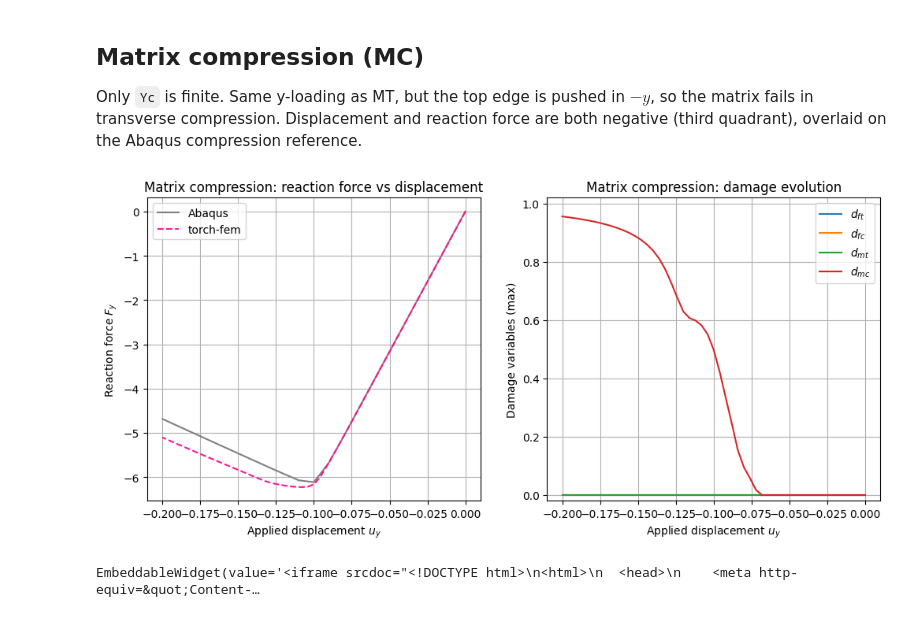
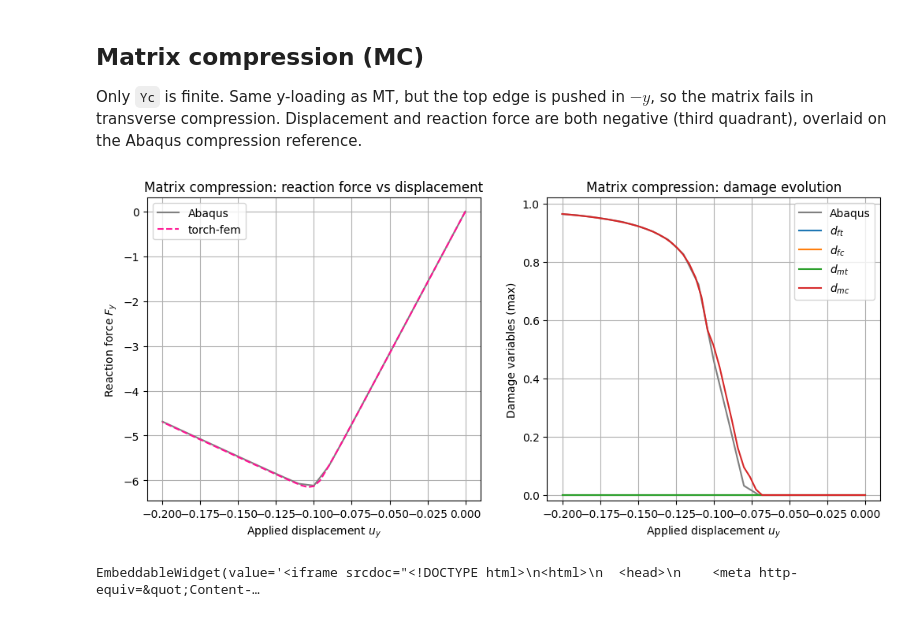
Before and after one commit to zcheshmechahi-collab/torch-fem, a Jupyter notebook: examples/basic/solid/cubesAnisotropic.ipynb, the cells around one changed output. Drawn from its saved outputs; the diff is of its cells as text; code cells hidden in the pictures.

```diff
--- a/examples/basic/solid/cubesAnisotropic.ipynb
+++ b/examples/basic/solid/cubesAnisotropic.ipynb
@@ -268,15 +272,15 @@ plate.material = AnisotropicDamage3D(
     S13=1e6,
     S23=1e6,
     G_fc=25.0,  # fiber-compression fracture energy
-    eta=0.02,  # viscous regularization (single, all modes)
 ).vectorize(plate.n_elem)
 
 # Apply compression
 plate.displacements[right, 0] = -Umax
 
-# Solve
 increments = torch.linspace(0.0, 1.0, 51)
-u, f, sigma, F, state = plate.solve(increments=increments, return_intermediate=True)
+u, f, sigma, F, state = plate.solve(
+    increments=increments, return_intermediate=True, alpha=0.2
+)
 # %%
 # Reaction force and damage vs applied displacement (compression -> negative).
 U_torch = -increments * Umax
@@ -373,12 +378,12 @@ plate.material = AnisotropicDamage3D(
     S13=1e6,
     S23=1e6,
     G_mt=25.0,  # matrix-tension fracture energy
-    eta=0.05,  # viscous regularization (single, all modes)
 ).vectorize(plate.n_elem)
 
 increments = torch.linspace(0.0, 1.0, 51)
-
-u, f, sigma, F, state = plate.solve(increments=increments, return_intermediate=True)
+u, f, sigma, F, state = plate.solve(
+    increments=increments, return_intermediate=True, alpha=0.2
+)
 # %%
 # Reaction force (y) and damage vs applied displacement.
 U_torch = increments * Umax
@@ -478,12 +484,12 @@ plate.material = AnisotropicDamage3D(
     S13=1e6,
     S23=1e6,
     G_mc=25.0,  # matrix-compression fracture energy
-    eta=0.05,  # viscous regularization (single, all modes)
 ).vectorize(plate.n_elem)
 
 increments = torch.linspace(0.0, 1.0, 51)
-
-u, f, sigma, F, state = plate.solve(increments=increments, return_intermediate=True)
+u, f, sigma, F, state = plate.solve(
+    increments=increments, return_intermediate=True, alpha=0.2
+)
 # %%
 # Reaction force (y) and damage vs applied displacement (compression -> negative).
 U_torch = -increments * Umax
@@ -496,56 +502,57 @@ d_mc = state[:, :, 7].amax(dim=1)
 # Abaqus reference.
 ref = np.array(
     [
-        [-0.00, -0.000],
-        [-0.01, -0.632],
-        [-0.02, -1.265],
-        [-0.03, -1.898],
-        [-0.04, -2.531],
-        [-0.05, -3.164],
-        [-0.06, -3.796],
-        [-0.07, -4.429],
-        [-0.08, -5.060],
-        [-0.09, -5.673],
-        [-0.10, -6.115],
-        [-0.11, -6.073],
-        [-0.12, -5.926],
-        [-0.13, -5.774],
-        [-0.14, -5.620],
-        [-0.15, -5.465],
-        [-0.16, -5.310],
-        [-0.17, -5.154],
-        [-0.18, -4.999],
-        [-0.19, -4.843],
-        [-0.20, -4.687],
+        [-0.00, -0.000, 0.000],
+        [-0.01, -0.632, 0.000],
+        [-0.02, -1.265, 0.000],
+        [-0.03, -1.898, 0.000],
+        [-0.04, -2.531, 0.000],
+        [-0.05, -3.164, 0.000],
+        [-0.06, -3.796, 0.000],
+        [-0.07, -4.429, 0.000],
+        [-0.08, -5.060, 0.032],
+        [-0.09, -5.673, 0.250],
+        [-0.10, -6.115, 0.463],
+        [-0.11, -6.073, 0.723],
+        [-0.12, -5.926, 0.827],
+        [-0.13, -5.774, 0.876],
+        [-0.14, -5.620, 0.904],
+        [-0.15, -5.465, 0.923],
+        [-0.16, -5.310, 0.937],
+        [-0.17, -5.154, 0.946],
+        [-0.18, -4.999, 0.954],
+        [-0.19, -4.843, 0.960],
+        [-0.20, -4.687, 0.964],
     ]
 )
-U_aba, RF_aba = ref[:, 0], ref[:, 1]
+U_aba, RF_aba, dfc_aba = ref[:, 0], ref[:, 1], ref[:, 2]
 
 fig, (ax1, ax2) = plt.subplots(1, 2, figsize=(12, 5))
 
 ax1.plot(U_aba, RF_aba, "-", color="gray", label="Abaqus")
 ax1.plot(U_torch, RF_torch, "--", color="deeppink", label="torch-fem")
 ax1.set_xlabel("Applied displacement $u_y$")
 ax1.set_ylabel("Reaction force $F_y$")
 ax1.set_title("Matrix compression: reaction force vs displacement")
 ax1.legend()
 ax1.grid(True)
 
+ax2.plot(U_aba, dfc_aba, "-", color="gray", label="Abaqus")
 ax2.plot(U_torch, d_ft, label="$d_{ft}$")
 ax2.plot(U_torch, d_fc, label="$d_{fc}$")
 ax2.plot(U_torch, d_mt, label="$d_{mt}$")
 ax2.plot(U_torch, d_mc, label="$d_{mc}$")
 ax2.set_xlabel("Applied displacement $u_y$")
 ax2.set_ylabel("Damage variables (max)")
 ax2.set_ylim(-0.02, 1.02)
 ax2.set_title("Matrix compression: damage evolution")
 ax2.legend()
 ax2.grid(True)
 
 plt.show()
 
 
 plate.plot(element_property={"d_fc": state[-1, :, 7]})
 # %% [output]
-[figure, old version]
+[figure, new version]
 EmbeddableWidget(value='<iframe srcdoc="<!DOCTYPE html>\n<html>\n  <head>\n    <meta http-equiv=&quot;Content-…
```
Also changed, not shown: parts of 5 cells of this notebook, 2 other files.
